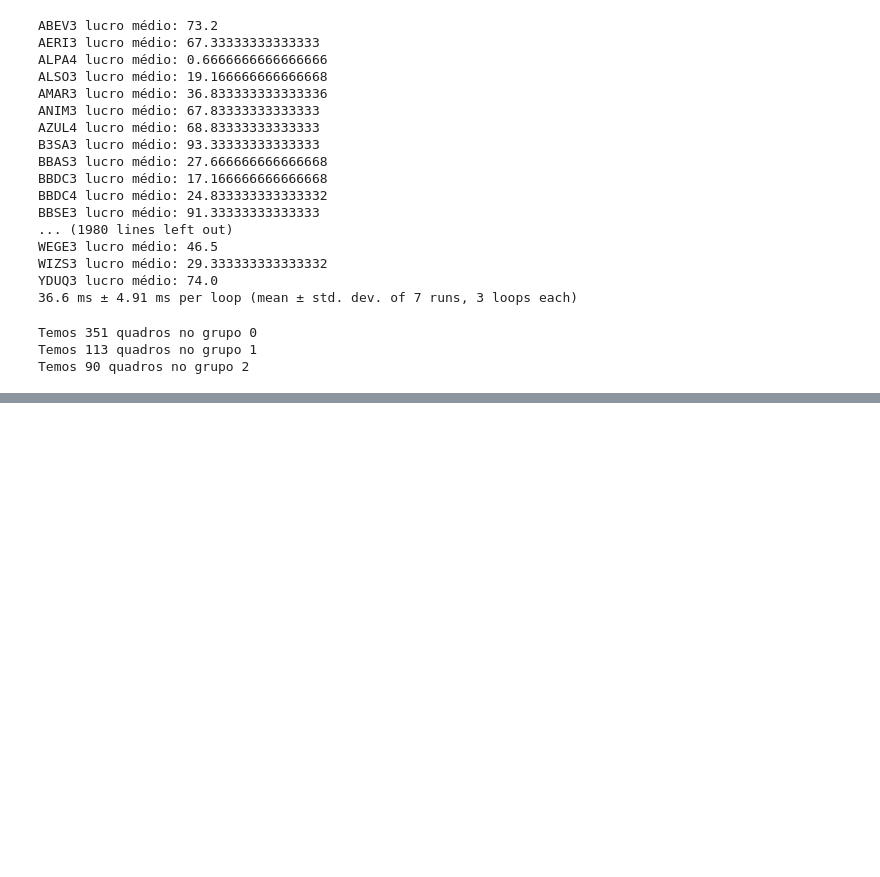
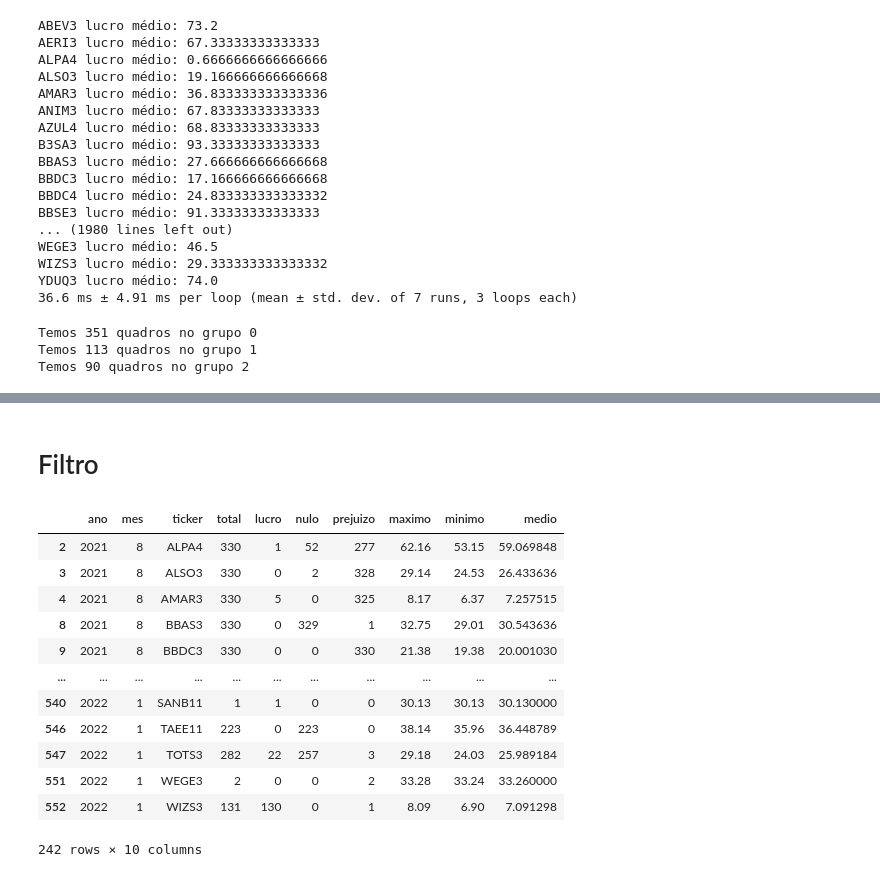
Before and after one commit to paulofor/Jupyter-Espaco01, a Jupyter notebook: Curso Python/groupby.ipynb, the cells around one changed output, grey strips where cells are left out. Cells and saved outputs as stored; diff of their text form; code cells hidden in the pictures; blank space fills up the shorter version.

```diff
--- a/Curso Python/groupby.ipynb
+++ b/Curso Python/groupby.ipynb
@@ -63,0 +90,18 @@ Temos 90 quadros no grupo 2
+# %% [markdown]
+# Filtro
+# %%
+dfGeral.groupby('ticker').filter(lambda x: np.sum(x['lucro']) < 300)
+# %% [output]
+|  | ano | mes | ticker | total | lucro | nulo | prejuizo | maximo | minimo | medio |
+| 2 | 2021 | 8 | ALPA4 | 330 | 1 | 52 | 277 | 62.16 | 53.15 | 59.069848 |
+| 3 | 2021 | 8 | ALSO3 | 330 | 0 | 2 | 328 | 29.14 | 24.53 | 26.433636 |
+| 4 | 2021 | 8 | AMAR3 | 330 | 5 | 0 | 325 | 8.17 | 6.37 | 7.257515 |
+| 8 | 2021 | 8 | BBAS3 | 330 | 0 | 329 | 1 | 32.75 | 29.01 | 30.543636 |
+| 9 | 2021 | 8 | BBDC3 | 330 | 0 | 0 | 330 | 21.38 | 19.38 | 20.001030 |
+| ... | ... | ... | ... | ... | ... | ... | ... | ... | ... | ... |
+| 540 | 2022 | 1 | SANB11 | 1 | 1 | 0 | 0 | 30.13 | 30.13 | 30.130000 |
+| 546 | 2022 | 1 | TAEE11 | 223 | 0 | 223 | 0 | 38.14 | 35.96 | 36.448789 |
+| 547 | 2022 | 1 | TOTS3 | 282 | 22 | 257 | 3 | 29.18 | 24.03 | 25.989184 |
+| 551 | 2022 | 1 | WEGE3 | 2 | 0 | 0 | 2 | 33.28 | 33.24 | 33.260000 |
+| 552 | 2022 | 1 | WIZS3 | 131 | 130 | 0 | 1 | 8.09 | 6.90 | 7.091298 |
+242 rows × 10 columns
```
Also changed, not shown: parts of 5 cells of this notebook, 1 other file.
